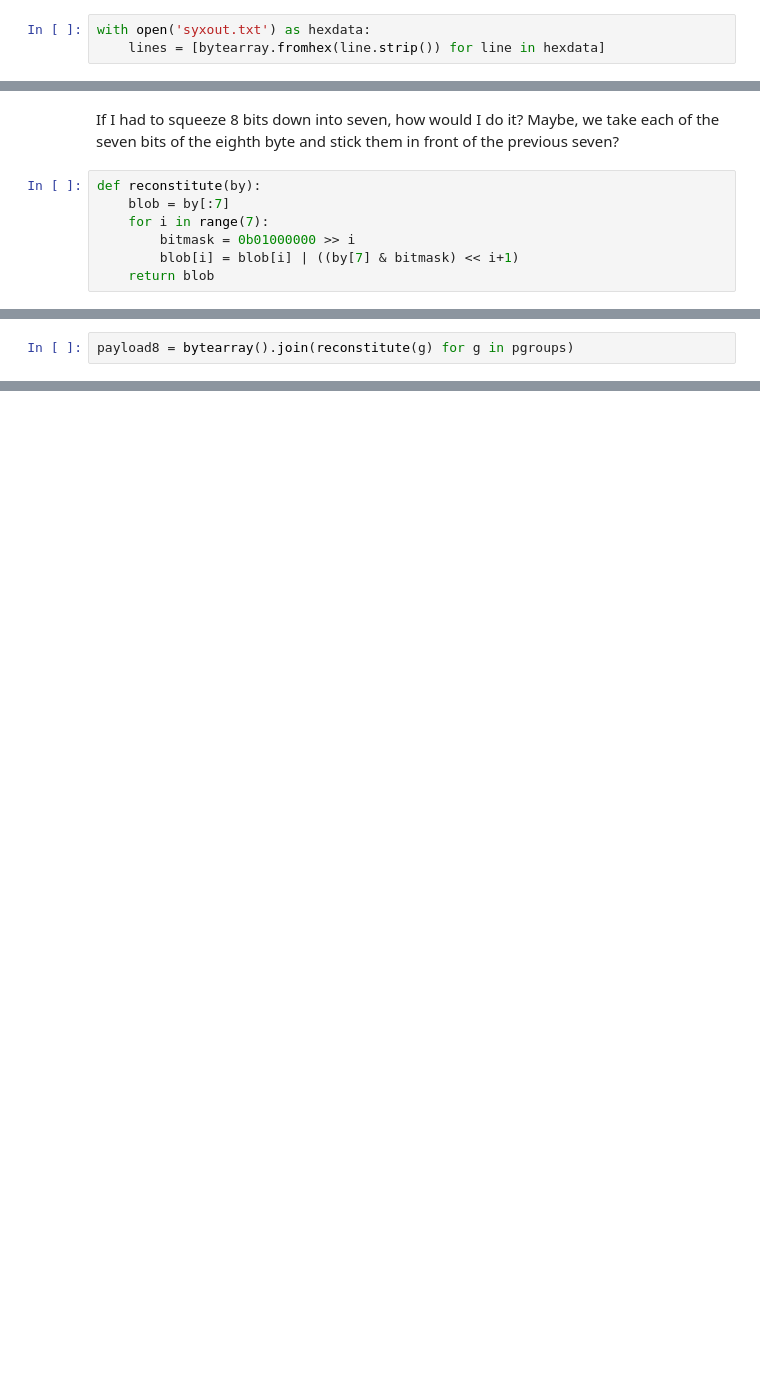
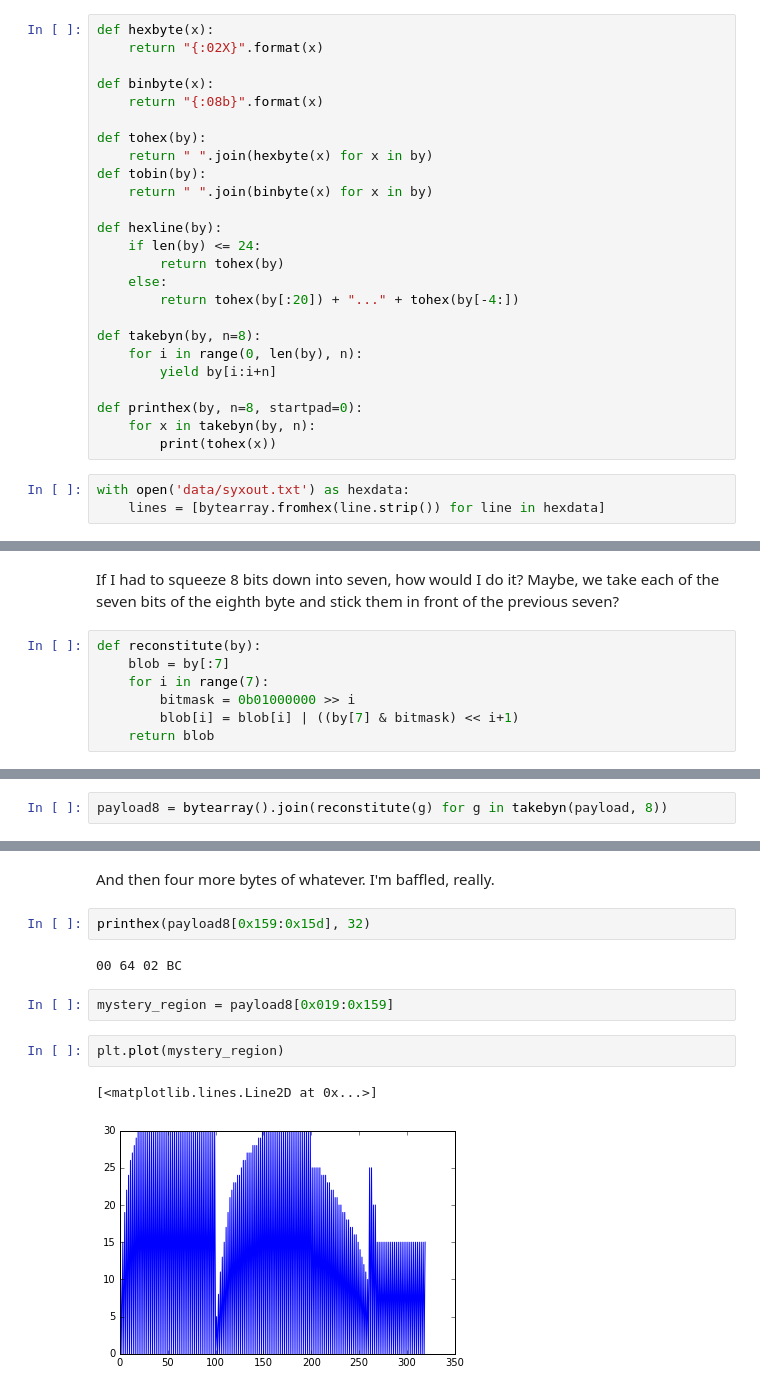
Before and after one commit to hschh86/dgx505-dump-tools, a Jupyter notebook: Investigationing.ipynb, the cells around one changed output, grey strips where cells are left out. Drawn from its saved outputs; the diff is of its cells as text; blank space fills up the shorter version.

```diff
--- a/Investigationing.ipynb
+++ b/Investigationing.ipynb
@@ -4,3 +9,28 @@ http://rnhart.net/articles/bulk-dump.htm
+# %%
+def hexbyte(x):
+    return "{:02X}".format(x)
+
+def binbyte(x):
+    return "{:08b}".format(x)
+
+def tohex(by):
+    return " ".join(hexbyte(x) for x in by)
+def tobin(by):
+    return " ".join(binbyte(x) for x in by)
+
+def hexline(by):
+    if len(by) <= 24:
+        return tohex(by)
+    else:
+        return tohex(by[:20]) + "..." + tohex(by[-4:])
+
+def takebyn(by, n=8):
+    for i in range(0, len(by), n):
+        yield by[i:i+n]
+
+def printhex(by, n=8, startpad=0):
+    for x in takebyn(by, n):
+        print(tohex(x))
 # %%
-with open('syxout.txt') as hexdata:
+with open('data/syxout.txt') as hexdata:
     lines = [bytearray.fromhex(line.strip()) for line in hexdata]
@@ -194,2 +217,2 @@ pgroups = [payload[i:i+8] for i in range(0, len(payload), 8)]
 # %%
-payload8 = bytearray().join(reconstitute(g) for g in pgroups)
+payload8 = bytearray().join(reconstitute(g) for g in takebyn(payload, 8))
@@ -195,0 +532,13 @@ payload8 = bytearray().join(reconstitute(g) for g in pgroups)
+# %% [markdown]
+And then four more bytes of whatever. I'm baffled, really.
+# %%
+printhex(payload8[0x159:0x15d], 32)
+# %% [output]
+00 64 02 BC
+# %%
+mystery_region = payload8[0x019:0x159]
+# %%
+plt.plot(mystery_region)
+# %% [output]
+[<matplotlib.lines.Line2D at 0x...>]
+[figure, added]
```
Also changed, not shown: parts of 78 cells of this notebook.
